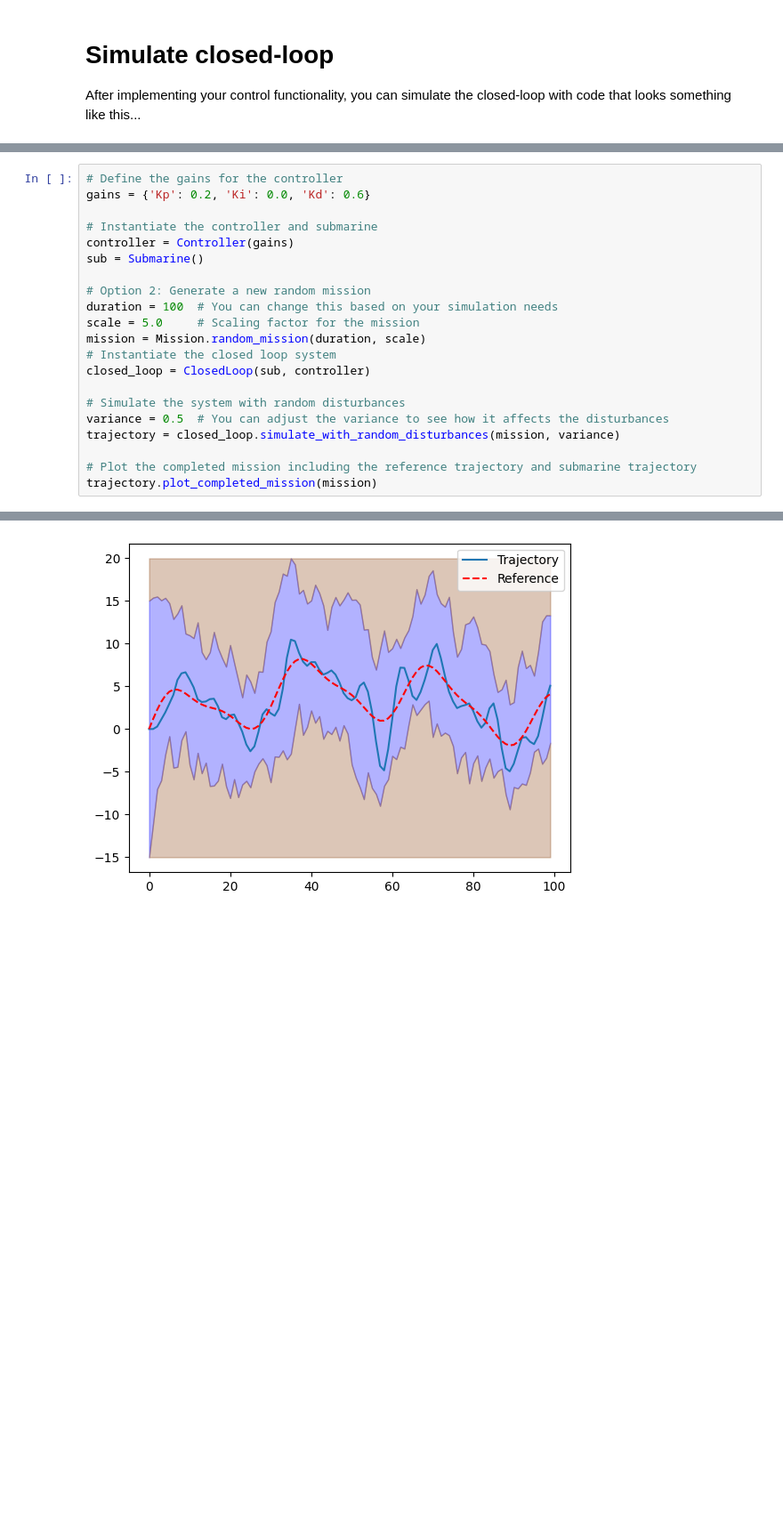
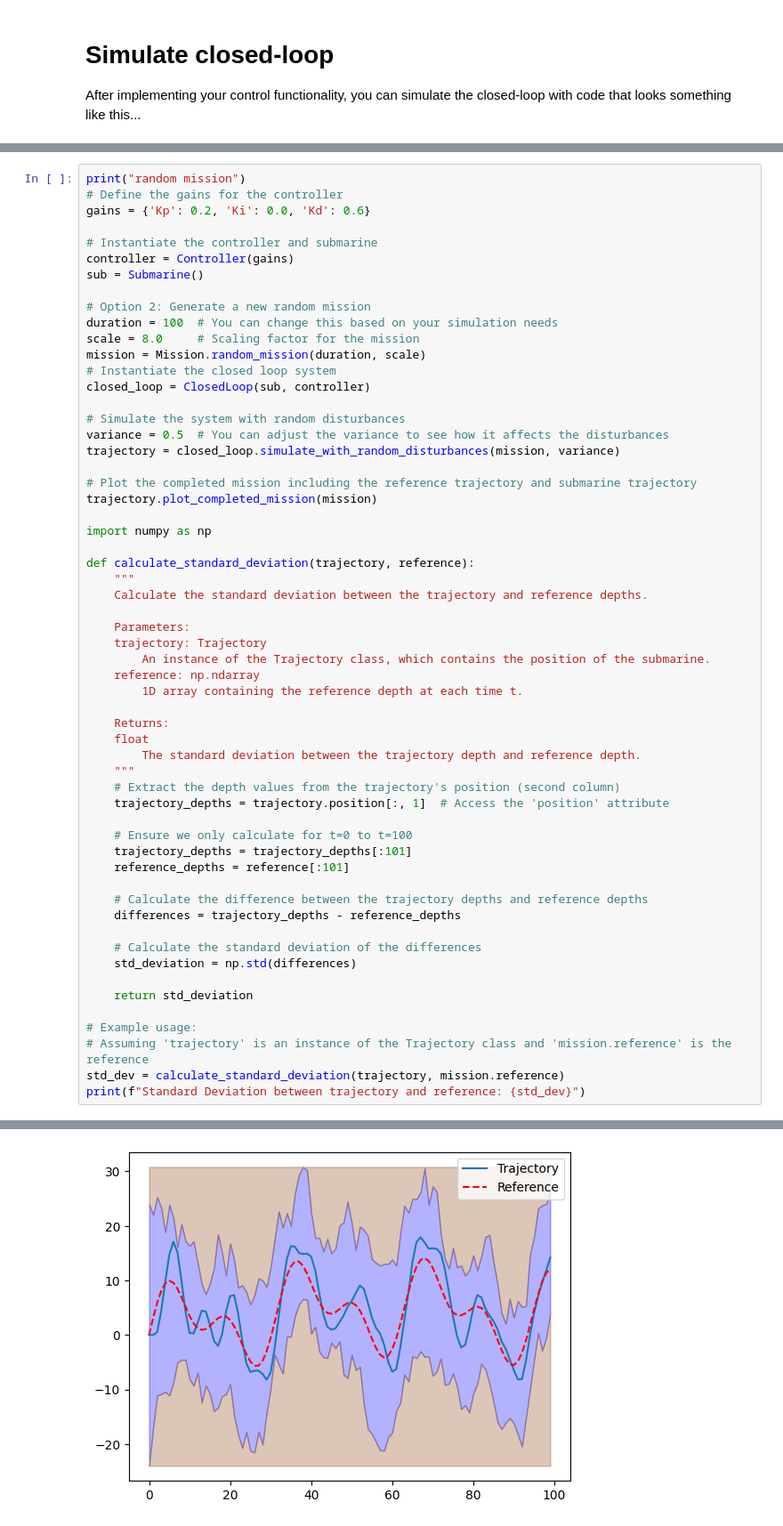
Before and after one commit to JYLee1626/B1, a Jupyter notebook: demo.ipynb, the cells around one changed output, grey strips where cells are left out. Shown: that part at 89% size. Cells and saved outputs as stored; diff of their text form; blank space fills up the shorter version.

```diff
--- a/demo.ipynb
+++ b/demo.ipynb
@@ -39,4 +82,5 @@ trajectory.plot_completed_mission(mission)
 # %%
+print("random mission")
 # Define the gains for the controller
 gains = {'Kp': 0.2, 'Ki': 0.0, 'Kd': 0.6}
 
@@ -46,7 +90,7 @@ sub = Submarine()
 
 # Option 2: Generate a new random mission
 duration = 100  # You can change this based on your simulation needs
-scale = 5.0     # Scaling factor for the mission
+scale = 8.0     # Scaling factor for the mission
 mission = Mission.random_mission(duration, scale)
 # Instantiate the closed loop system
 closed_loop = ClosedLoop(sub, controller)
@@ -57,4 +101,40 @@ trajectory = closed_loop.simulate_with_random_disturbances(mission, variance)
 
 # Plot the completed mission including the reference trajectory and submarine trajectory
 trajectory.plot_completed_mission(mission)
+
+import numpy as np
+
+def calculate_standard_deviation(trajectory, reference):
+    """
+    Calculate the standard deviation between the trajectory and reference depths.
+
+    Parameters:
+    trajectory: Trajectory
+        An instance of the Trajectory class, which contains the position of the submarine.
+    reference: np.ndarray
+        1D array containing the reference depth at each time t.
+
+    Returns:
+    float
+        The standard deviation between the trajectory depth and reference depth.
+    """
+    # Extract the depth values from the trajectory's position (second column)
+    trajectory_depths = trajectory.position[:, 1]  # Access the 'position' attribute
+
+    # Ensure we only calculate for t=0 to t=100
+    trajectory_depths = trajectory_depths[:101]
+    reference_depths = reference[:101]
+
+    # Calculate the difference between the trajectory depths and reference depths
+    differences = trajectory_depths - reference_depths
+
+    # Calculate the standard deviation of the differences
+    std_deviation = np.std(differences)
+
+    return std_deviation
+
+# Example usage:
+# Assuming 'trajectory' is an instance of the Trajectory class and 'mission.reference' is the reference
+std_dev = calculate_standard_deviation(trajectory, mission.reference)
+print(f"Standard Deviation between trajectory and reference: {std_dev}")
 # %% [output]
@@ -61 +142 @@ trajectory.plot_completed_mission(mission)
-[figure, old version]
+[figure, new version]
```
Also changed, not shown: parts of 4 cells of this notebook.
